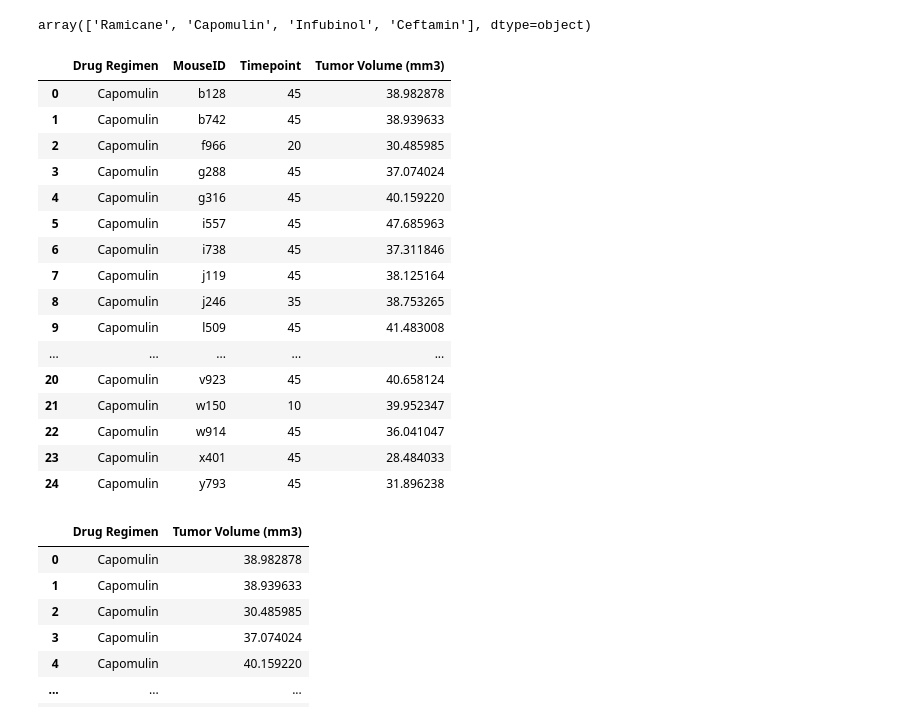
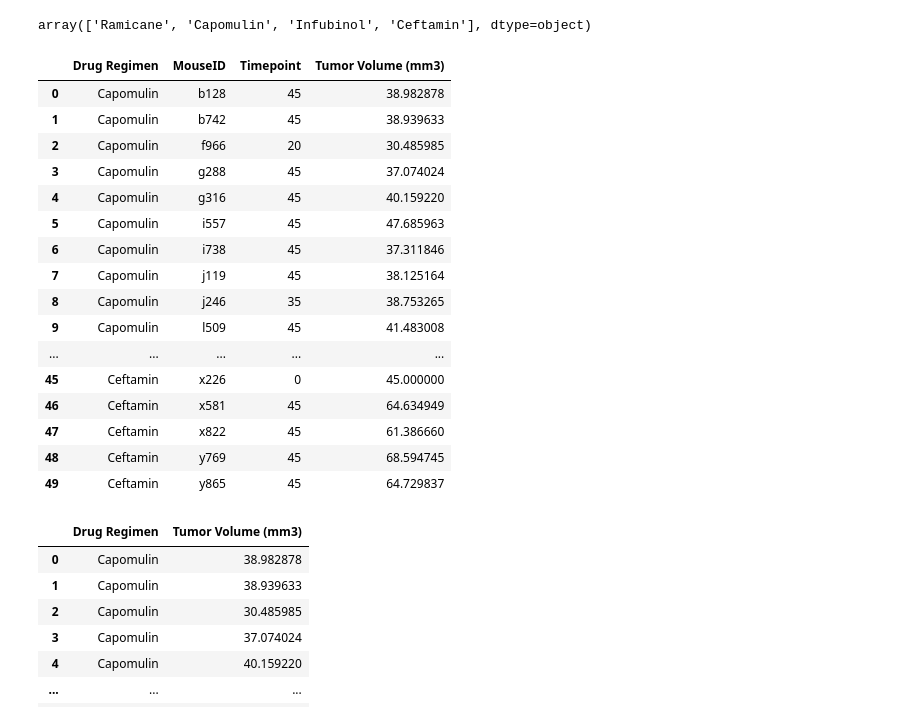
Before and after one commit to CarmenK2/Matplotlib-homework, a Jupyter notebook: pymaceuticals_starter.ipynb, the cells around one changed output. Saved outputs shown, nothing was run; the diff lists cells and outputs as text; code cells hidden in the pictures.

```diff
--- a/pymaceuticals_starter.ipynb
+++ b/pymaceuticals_starter.ipynb
@@ -632,25 +633,25 @@ array(['Ramicane', 'Capomulin', 'Infubinol', 'Ceftamin'], dtype=object)
 # %%
 Tumor_Volume_df = Four_Drugs_df.groupby(['Drug Regimen','MouseID'])[['Timepoint','Tumor Volume (mm3)']].last()
 Tumor_Volume_df = Tumor_Volume_df.reset_index()
-Tumor_Volume_df.head(25)
+Tumor_Volume_df.head(50)
 # %% [output]
 |  | Drug Regimen | MouseID | Timepoint | Tumor Volume (mm3) |
 | 0 | Capomulin | b128 | 45 | 38.982878 |
 | 1 | Capomulin | b742 | 45 | 38.939633 |
 | 2 | Capomulin | f966 | 20 | 30.485985 |
 | 3 | Capomulin | g288 | 45 | 37.074024 |
 | 4 | Capomulin | g316 | 45 | 40.159220 |
 | 5 | Capomulin | i557 | 45 | 47.685963 |
 | 6 | Capomulin | i738 | 45 | 37.311846 |
 | 7 | Capomulin | j119 | 45 | 38.125164 |
 | 8 | Capomulin | j246 | 35 | 38.753265 |
 | 9 | Capomulin | l509 | 45 | 41.483008 |
 | ... | ... | ... | ... | ... |
-| 20 | Capomulin | v923 | 45 | 40.658124 |
-| 21 | Capomulin | w150 | 10 | 39.952347 |
-| 22 | Capomulin | w914 | 45 | 36.041047 |
-| 23 | Capomulin | x401 | 45 | 28.484033 |
-| 24 | Capomulin | y793 | 45 | 31.896238 |
+| 45 | Ceftamin | x226 | 0 | 45.000000 |
+| 46 | Ceftamin | x581 | 45 | 64.634949 |
+| 47 | Ceftamin | x822 | 45 | 61.386660 |
+| 48 | Ceftamin | y769 | 45 | 68.594745 |
+| 49 | Ceftamin | y865 | 45 | 64.729837 |
 # %%
 Tumor_Volume_df[["Drug Regimen","Tumor Volume (mm3)"]]
 # %% [output]
```
Also changed, not shown: parts of 9 cells of this notebook.
